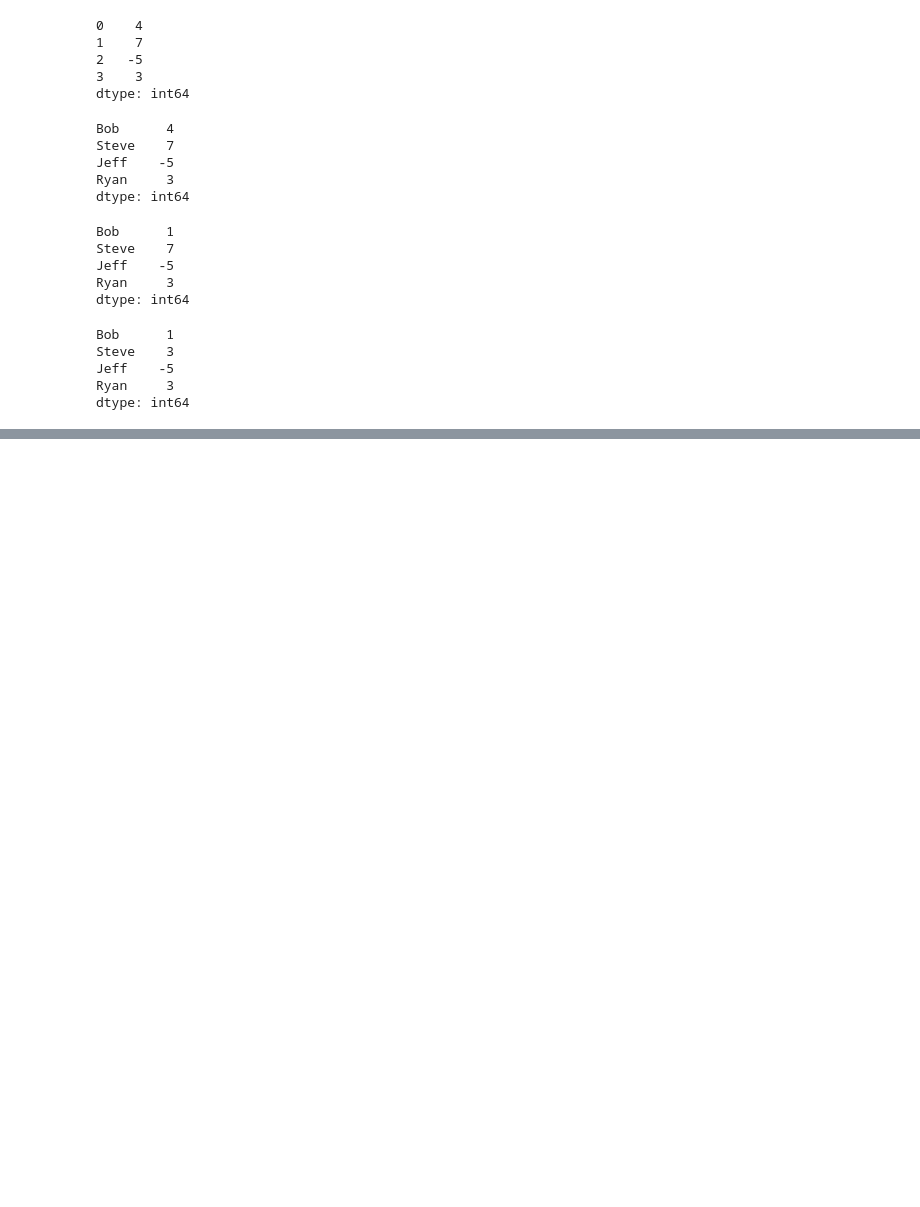
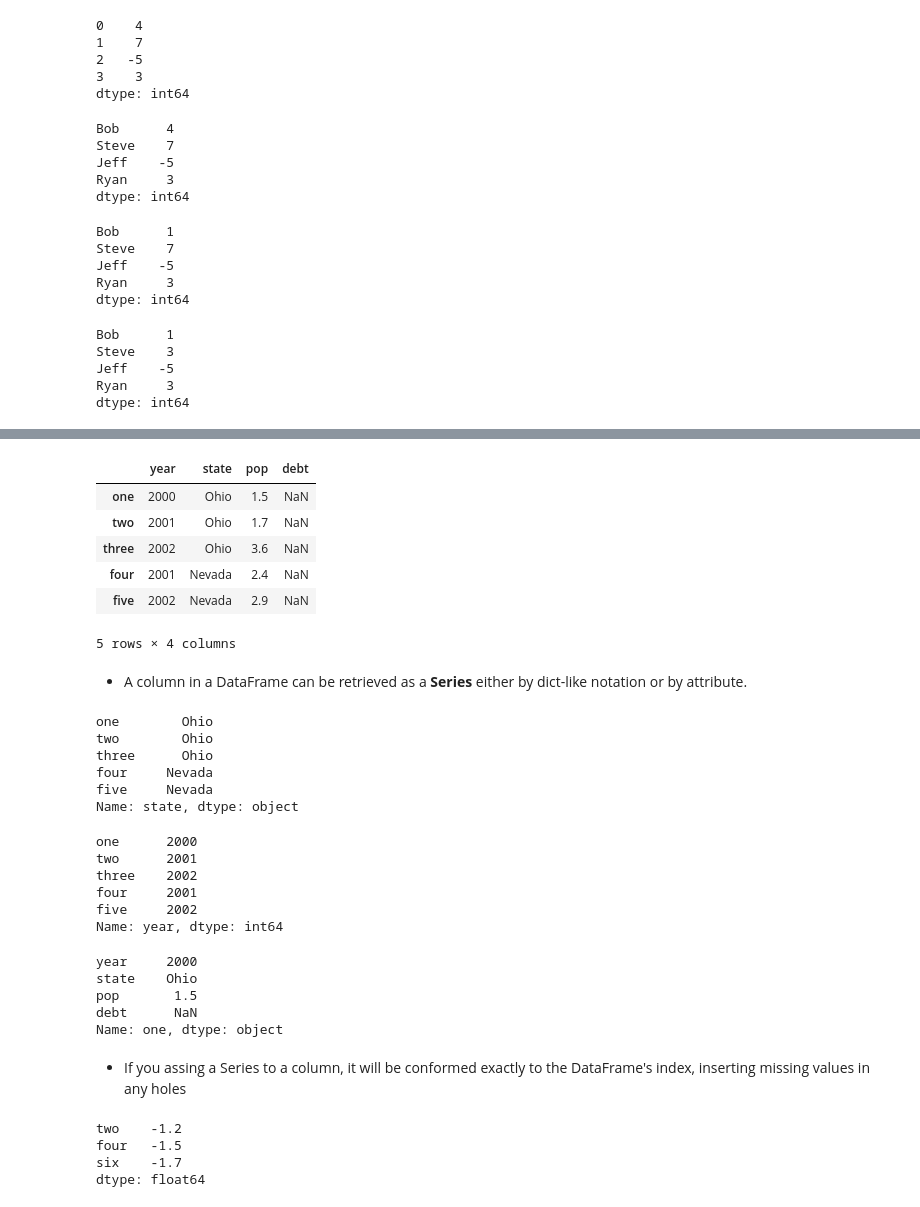
Before and after one commit to bioxfu/ipynb, a Jupyter notebook: getting started with pandas.ipynb, the cells around one changed output, grey strips where cells are left out. Saved outputs shown, nothing was run; the diff lists cells and outputs as text; code cells hidden in the pictures; blank space fills up the shorter version.

```diff
--- a/getting started with pandas.ipynb
+++ b/getting started with pandas.ipynb
@@ -210,0 +213,4 @@ dtype: int64
+# %%
+data = {'state': ['Ohio', 'Ohio', 'Ohio', 'Nevada', 'Nevada'],
+        'year': [2000, 2001, 2002, 2001, 2002],
+        'pop': [1.5, 1.7, 3.6, 2.4, 2.9]}
@@ -210,0 +232,40 @@ dtype: int64
+# %%
+frame2
+# %% [output]
+|  | year | state | pop | debt |
+| one | 2000 | Ohio | 1.5 | NaN |
+| two | 2001 | Ohio | 1.7 | NaN |
+| three | 2002 | Ohio | 3.6 | NaN |
+| four | 2001 | Nevada | 2.4 | NaN |
+| five | 2002 | Nevada | 2.9 | NaN |
+5 rows × 4 columns
+# %% [markdown]
+- A column in a DataFrame can be retrieved as a **Series** either by dict-like notation or by attribute.
+# %%
+frame2['state']
+# %% [output]
+one        Ohio
+two        Ohio
+three      Ohio
+four     Nevada
+five     Nevada
+Name: state, dtype: object
+# %%
+frame2.year
+# %% [output]
+one      2000
+two      2001
+three    2002
+four     2001
+five     2002
+Name: year, dtype: int64
+# %%
+frame2.ix['one']
+# %% [output]
+year     2000
+state    Ohio
+pop       1.5
+debt      NaN
+Name: one, dtype: object
+# %% [markdown]
+- If you assing a Series to a column, it will be conformed exactly to the DataFrame's index, inserting missing values in any holes
@@ -210,0 +274,7 @@ dtype: int64
+# %%
+val
+# %% [output]
+two    -1.2
+four   -1.5
+six    -1.7
+dtype: float64
```
Also changed, not shown: parts of 39 cells of this notebook.
